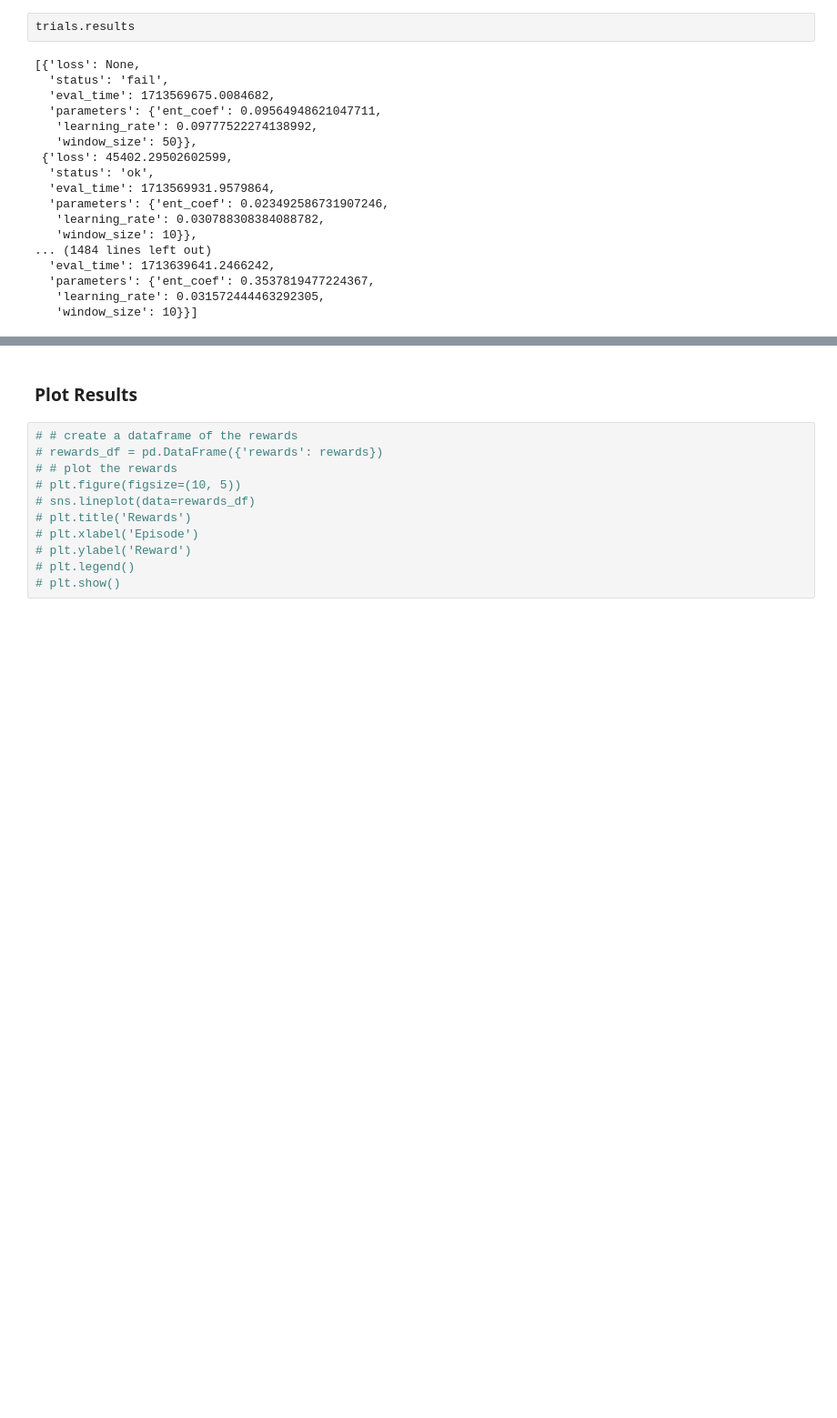
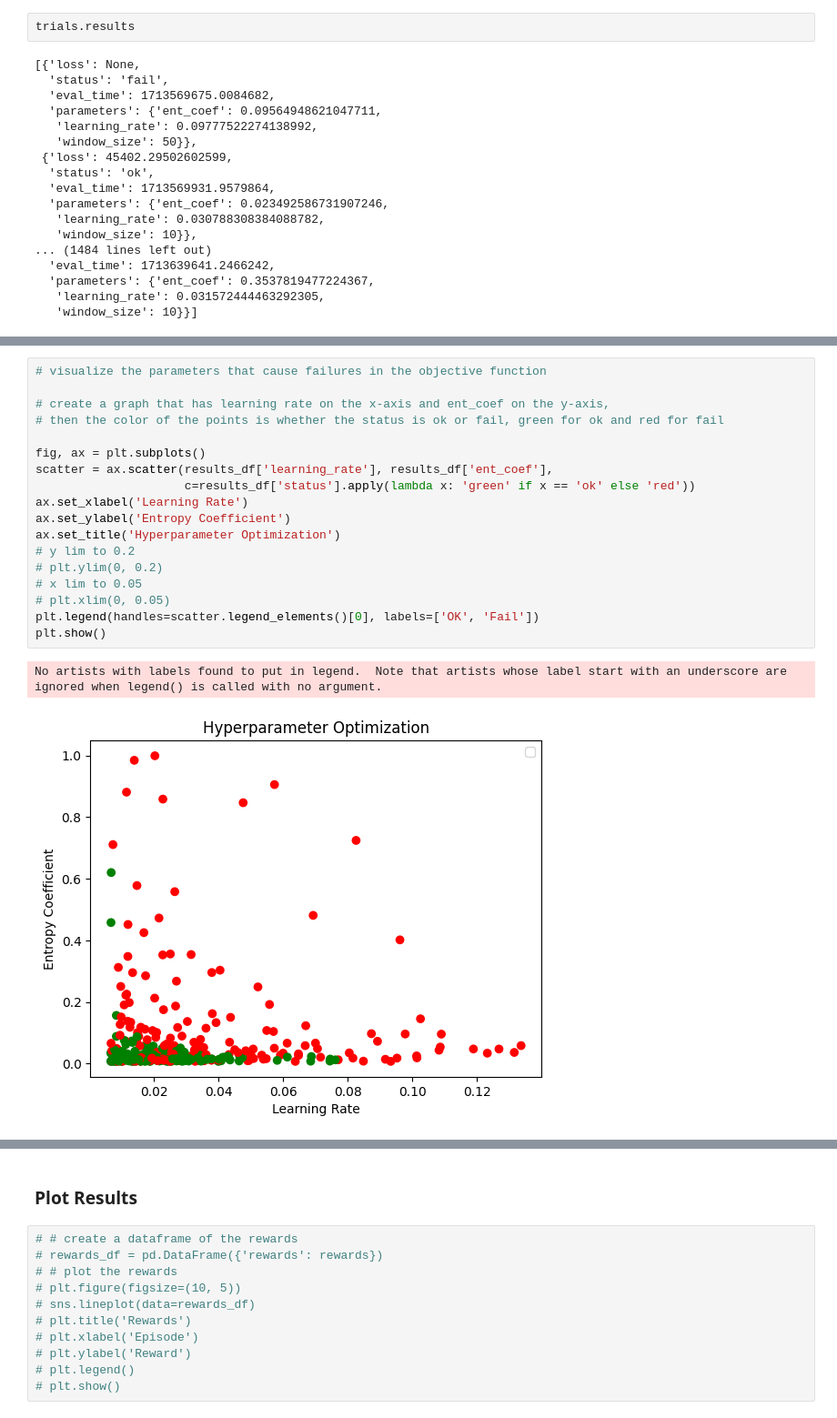
Before and after one commit to lilfetz22/gym_mtsim_forked, a Jupyter notebook: examples/custom_SB3_a2c_ppo copy.ipynb, the cells around one changed output, grey strips where cells are left out. Shown at 91% size. Drawn from its saved outputs; the diff is of its cells as text; blank space fills up the shorter version.

Commit message:
investigating the hyperparameters

```diff
--- a/examples/custom_SB3_a2c_ppo copy.ipynb
+++ b/examples/custom_SB3_a2c_ppo copy.ipynb
@@ -569,0 +595,21 @@ results_df
+# %%
+# visualize the parameters that cause failures in the objective function
+
+# create a graph that has learning rate on the x-axis and ent_coef on the y-axis,
+# then the color of the points is whether the status is ok or fail, green for ok and red for fail
+
+fig, ax = plt.subplots()
+scatter = ax.scatter(results_df['learning_rate'], results_df['ent_coef'],
+                     c=results_df['status'].apply(lambda x: 'green' if x == 'ok' else 'red'))
+ax.set_xlabel('Learning Rate')
+ax.set_ylabel('Entropy Coefficient')
+ax.set_title('Hyperparameter Optimization')
+# y lim to 0.2
+# plt.ylim(0, 0.2)
+# x lim to 0.05
+# plt.xlim(0, 0.05)
+plt.legend(handles=scatter.legend_elements()[0], labels=['OK', 'Fail'])
+plt.show()
+# %% [output]
+No artists with labels found to put in legend.  Note that artists whose label start with an underscore are ignored when legend() is called with no argument.
+[figure, added]
```
Also changed, not shown: parts of 13 cells of this notebook, 1 other file.
